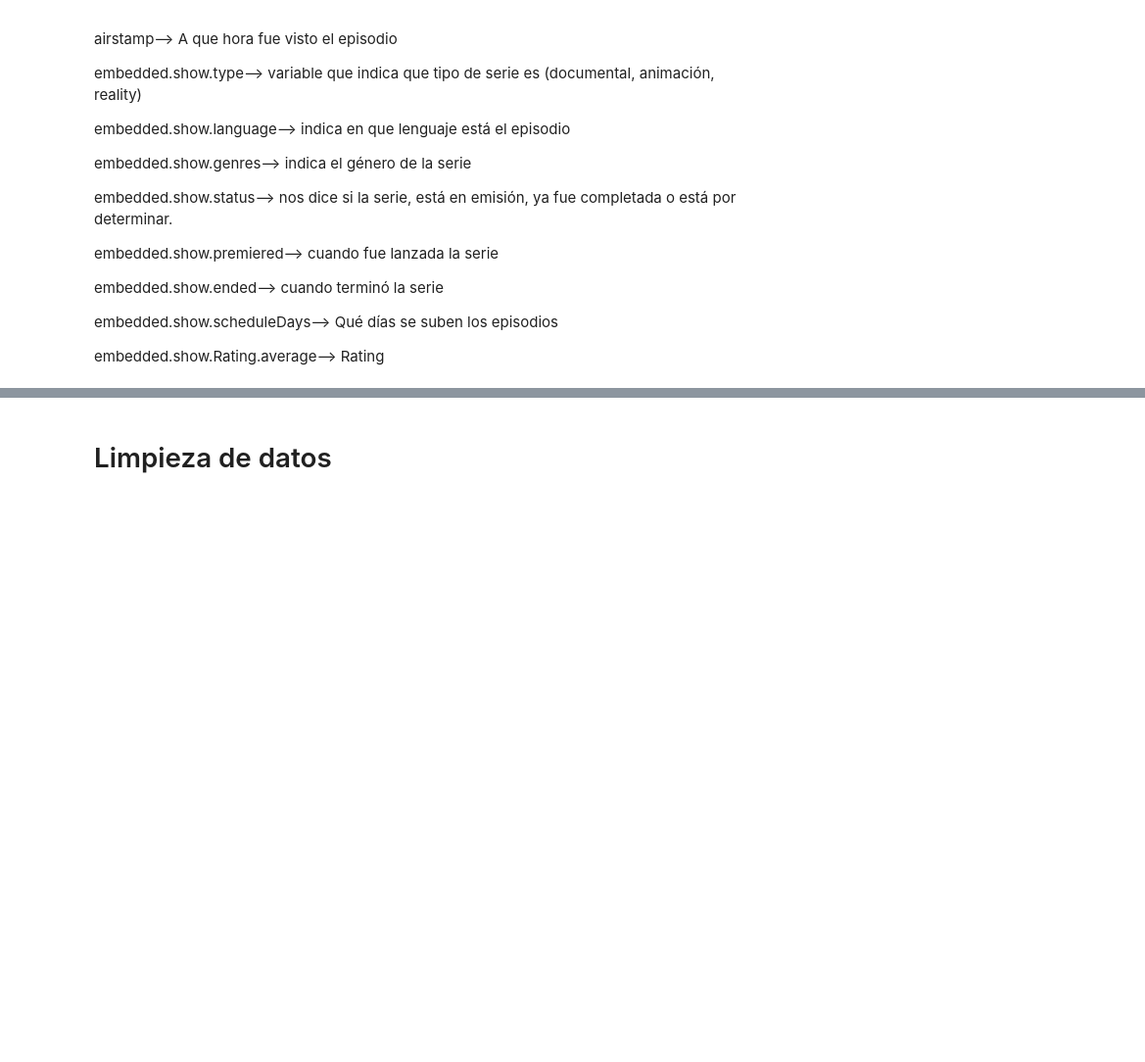
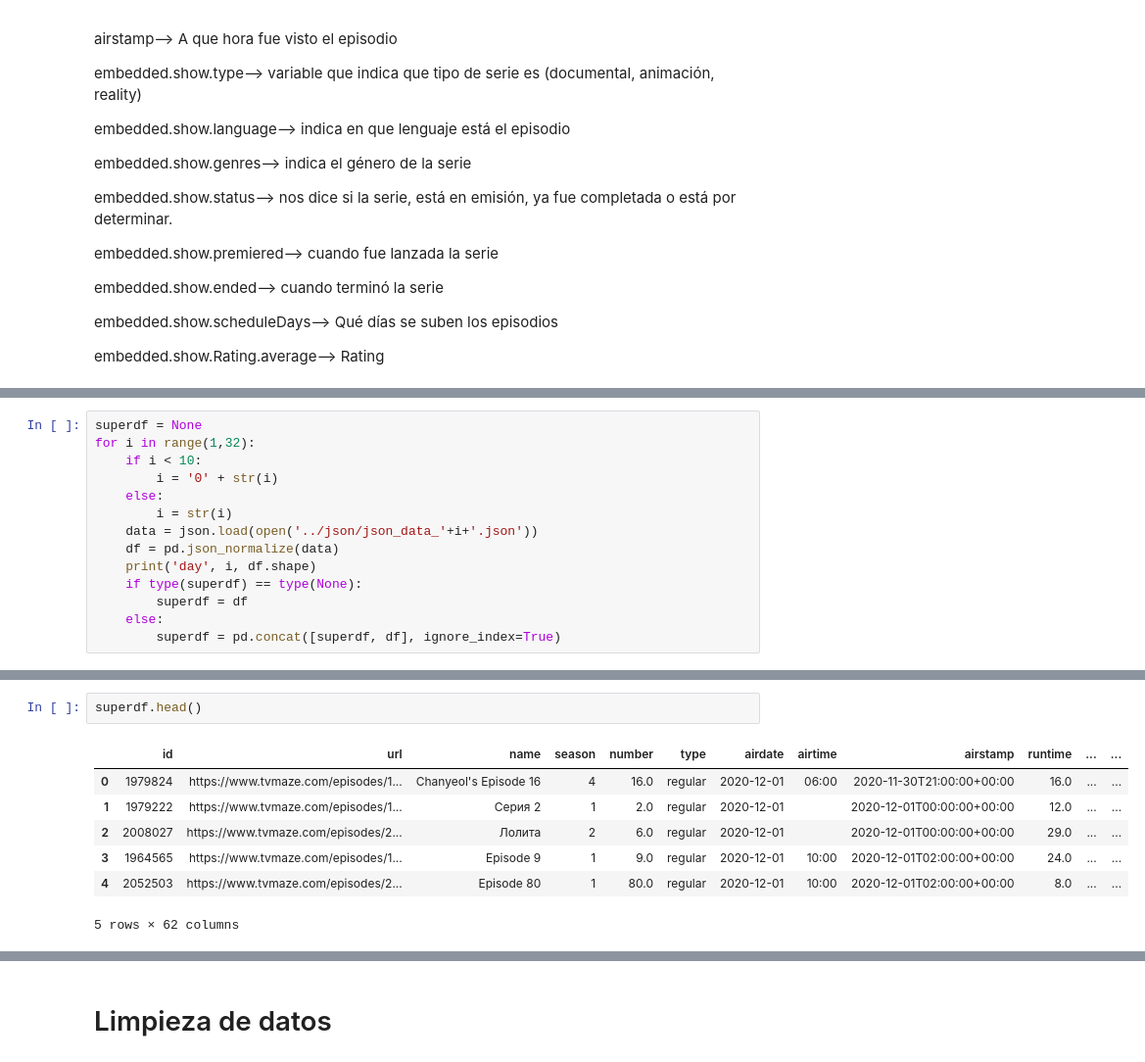
Before and after one commit to tatianarbelaez/challenge-bank, a Jupyter notebook: src/Análisis de profilling y limpieza.ipynb, the cells around one changed output, grey strips where cells are left out. Shown: that part at 98% size. Cells and saved outputs as stored; diff of their text form; blank space fills up the shorter version.

```diff
--- a/src/Análisis de profilling y limpieza.ipynb
+++ b/src/Análisis de profilling y limpieza.ipynb
@@ -48,0 +59,14 @@ Existe una relación negativa entre la temporada y el promedio de rating, osea e
+# %%
+superdf = None
+for i in range(1,32):
+    if i < 10:
+        i = '0' + str(i)
+    else:
+        i = str(i)
+    data = json.load(open('../json/json_data_'+i+'.json'))
+    df = pd.json_normalize(data)
+    print('day', i, df.shape)
+    if type(superdf) == type(None):
+        superdf = df
+    else:
+        superdf = pd.concat([superdf, df], ignore_index=True)
@@ -48,0 +91,10 @@ Existe una relación negativa entre la temporada y el promedio de rating, osea e
+# %%
+superdf.head()
+# %% [output]
+|  | id | url | name | season | number | type | airdate | airtime | airstamp | runtime | ... | ... |
+| 0 | 1979824 | https://www.tvmaze.com/episodes/1... | Chanyeol's Episode 16 | 4 | 16.0 | regular | 2020-12-01 | 06:00 | 2020-11-30T21:00:00+00:00 | 16.0 | ... | ... |
+| 1 | 1979222 | https://www.tvmaze.com/episodes/1... | Серия 2 | 1 | 2.0 | regular | 2020-12-01 |  | 2020-12-01T00:00:00+00:00 | 12.0 | ... | ... |
+| 2 | 2008027 | https://www.tvmaze.com/episodes/2... | Лолита | 2 | 6.0 | regular | 2020-12-01 |  | 2020-12-01T00:00:00+00:00 | 29.0 | ... | ... |
+| 3 | 1964565 | https://www.tvmaze.com/episodes/1... | Episode 9 | 1 | 9.0 | regular | 2020-12-01 | 10:00 | 2020-12-01T02:00:00+00:00 | 24.0 | ... | ... |
+| 4 | 2052503 | https://www.tvmaze.com/episodes/2... | Episode 80 | 1 | 80.0 | regular | 2020-12-01 | 10:00 | 2020-12-01T02:00:00+00:00 | 8.0 | ... | ... |
+5 rows × 62 columns
```
Also changed, not shown: parts of 13 cells of this notebook, 33 other files.
